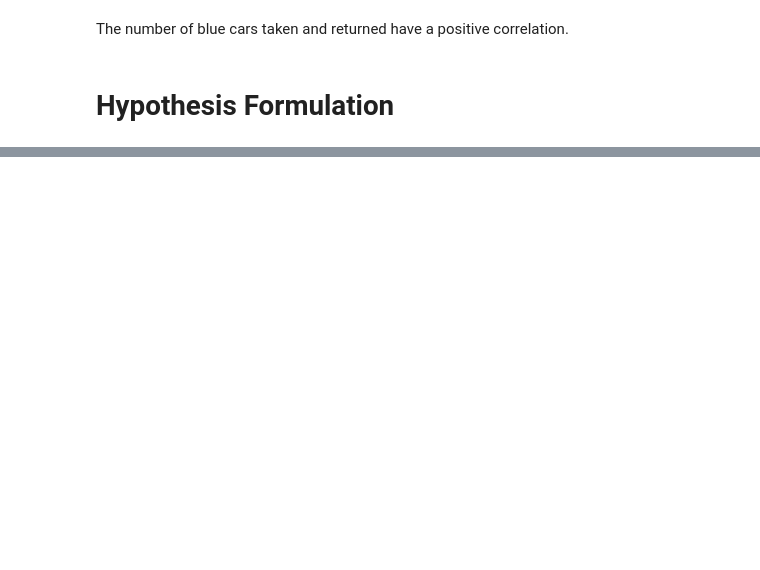
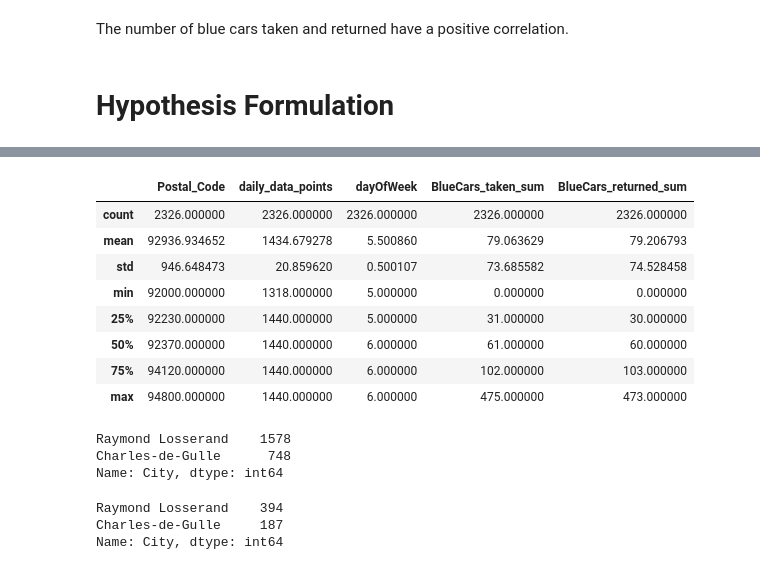
Before and after one commit to WambuiN/DSCore_Week4_IP, a Jupyter notebook: Wambui_Njoroge_DSCore_IP4.ipynb, the cells around one changed output, grey strips where cells are left out. Cells and saved outputs as stored; diff of their text form; code cells hidden in the pictures; blank space fills up the shorter version.

```diff
--- a/Wambui_Njoroge_DSCore_IP4.ipynb
+++ b/Wambui_Njoroge_DSCore_IP4.ipynb
@@ -329,0 +407,19 @@ The number of blue cars taken and returned have a positive correlation.
+# %%
+autolib_df2.describe()
+# %% [output]
+|  | Postal_Code | daily_data_points | dayOfWeek | BlueCars_taken_sum | BlueCars_returned_sum |
+| count | 2326.000000 | 2326.000000 | 2326.000000 | 2326.000000 | 2326.000000 |
+| mean | 92936.934652 | 1434.679278 | 5.500860 | 79.063629 | 79.206793 |
+| std | 946.648473 | 20.859620 | 0.500107 | 73.685582 | 74.528458 |
+| min | 92000.000000 | 1318.000000 | 5.000000 | 0.000000 | 0.000000 |
+| 25% | 92230.000000 | 1440.000000 | 5.000000 | 31.000000 | 30.000000 |
+| 50% | 92370.000000 | 1440.000000 | 6.000000 | 61.000000 | 60.000000 |
+| 75% | 94120.000000 | 1440.000000 | 6.000000 | 102.000000 | 103.000000 |
+| max | 94800.000000 | 1440.000000 | 6.000000 | 475.000000 | 473.000000 |
+# %%
+#Count for the Cities
+autolib_df2['City'].value_counts()
+# %% [output]
+Raymond Losserand    1578
+Charles-de-Gulle      748
+Name: City, dtype: int64
@@ -329,0 +429,8 @@ The number of blue cars taken and returned have a positive correlation.
+# %%
+#Result of the Sample Selected
+
+print(Sample['City'].value_counts())
+# %% [output]
+Raymond Losserand    394
+Charles-de-Gulle     187
+Name: City, dtype: int64
```
Also changed, not shown: parts of 32 cells of this notebook.
